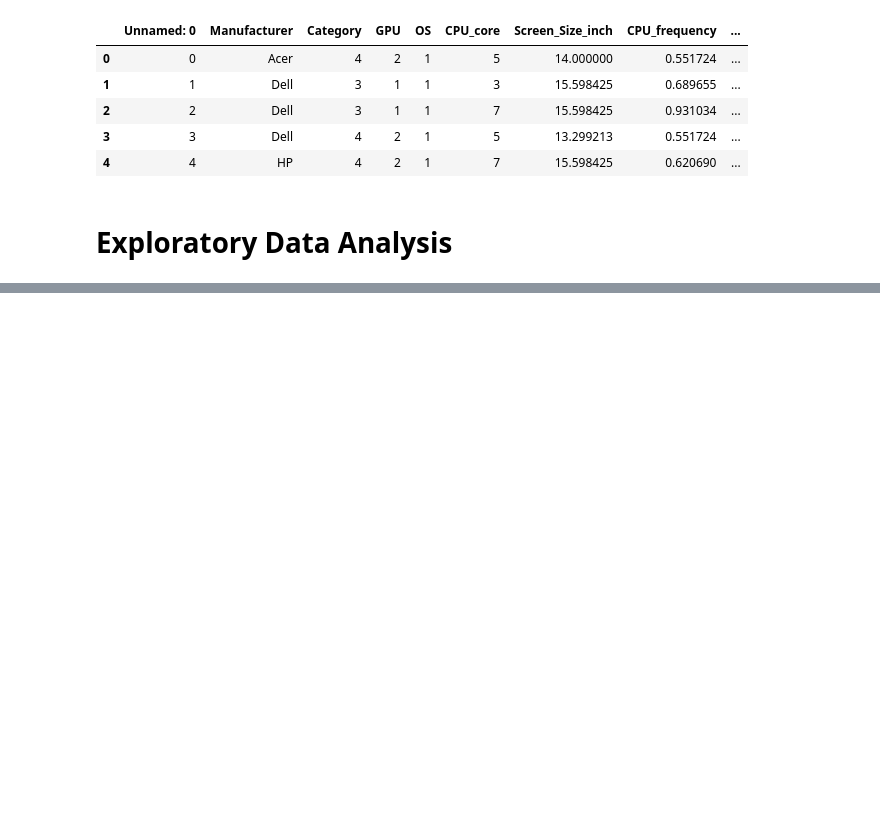
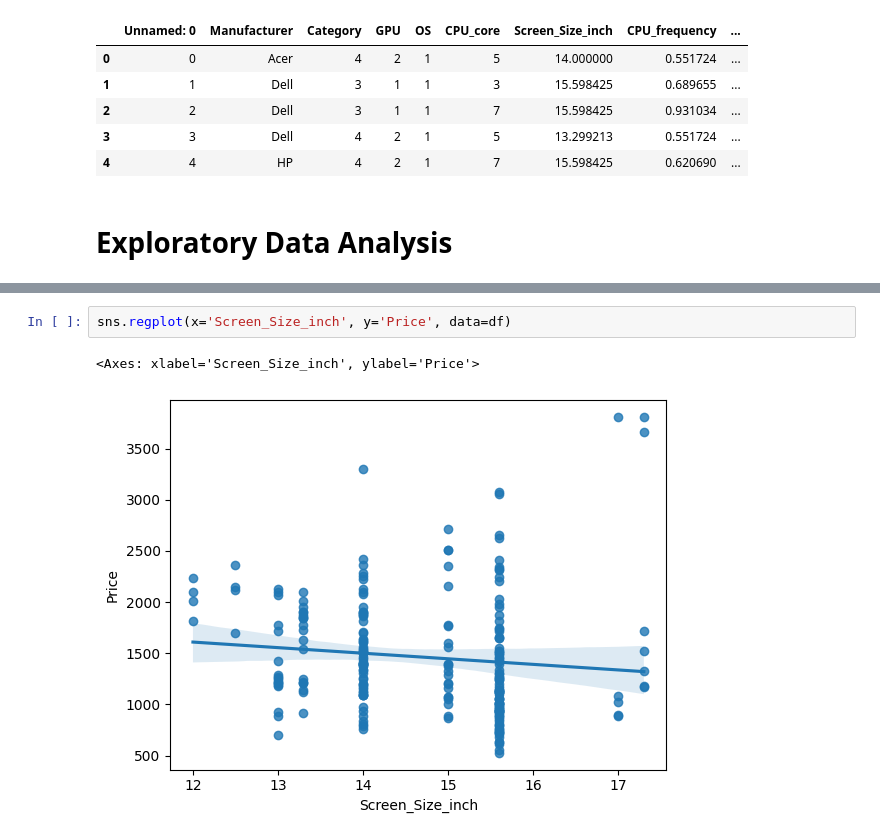
Before and after one commit to schonsnatan/Data-Analysis-Laptops, a Jupyter notebook: project.ipynb, the cells around one changed output, grey strips where cells are left out. Cells and saved outputs as stored; diff of their text form; blank space fills up the shorter version.

```diff
--- a/project.ipynb
+++ b/project.ipynb
@@ -260,0 +272,5 @@ plt.ylim(0,)
+# %%
+sns.regplot(x='Screen_Size_inch', y='Price', data=df)
+# %% [output]
+<Axes: xlabel='Screen_Size_inch', ylabel='Price'>
+[figure, added]
```
Also changed, not shown: parts of 22 cells of this notebook.
